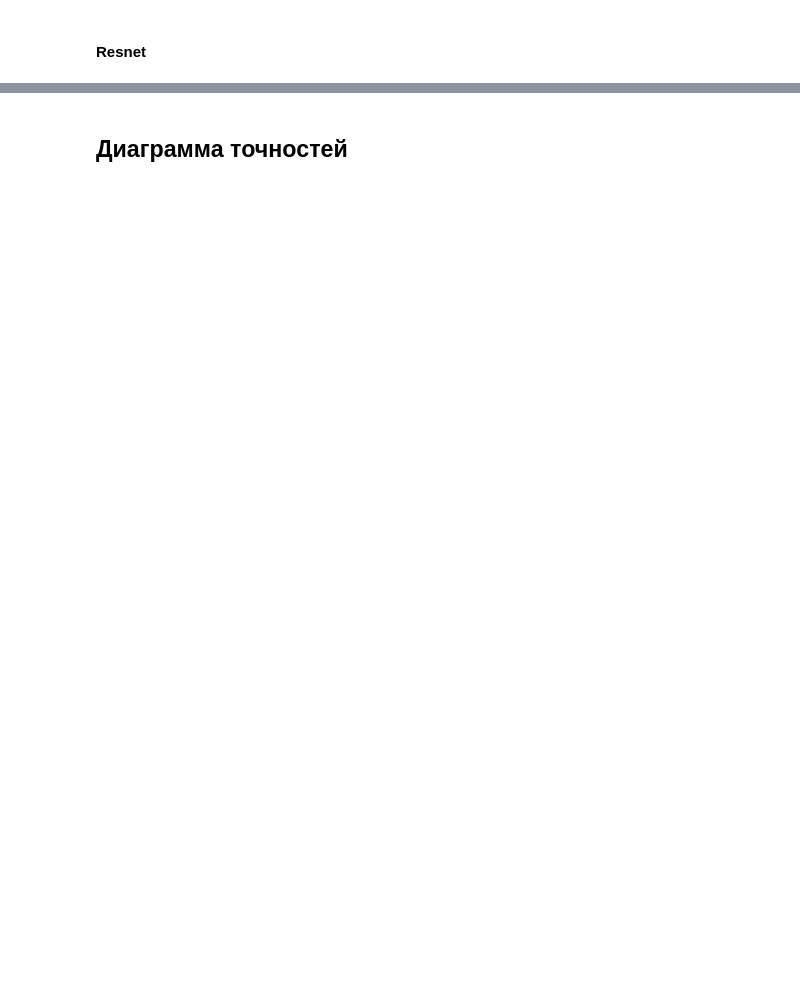
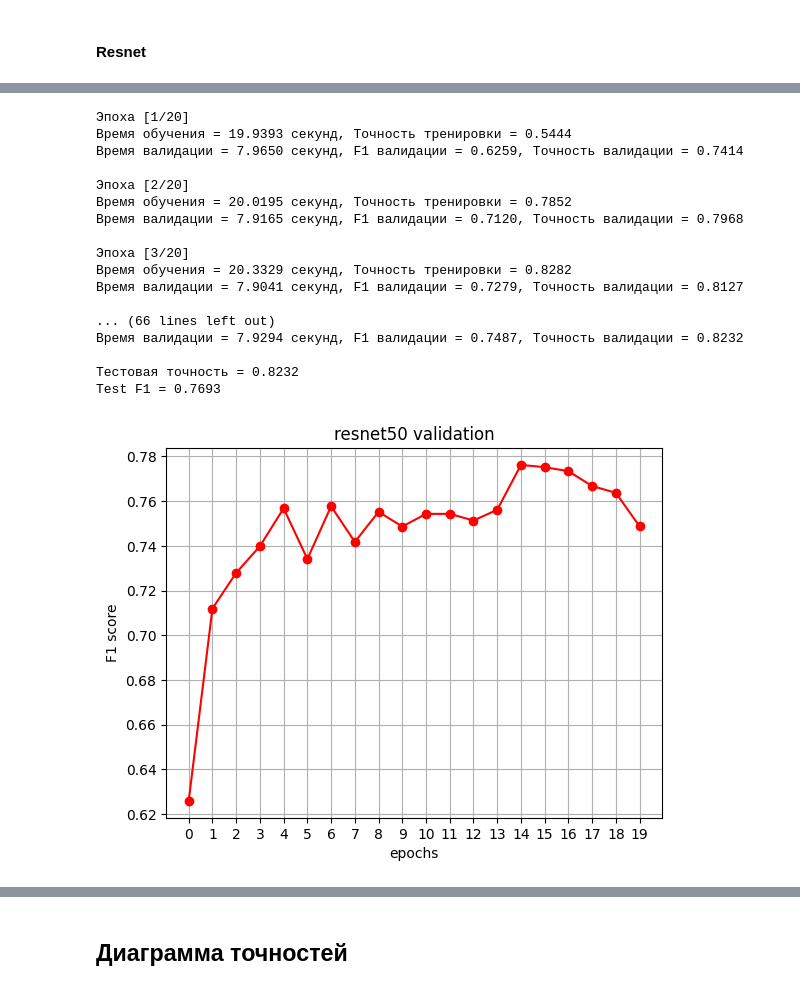
Before and after one commit to Rodimkov/deep-learning-course-practice-2024, a Jupyter notebook: laboratory_work_3/GUZANOVBG/lab3.ipynb, the cells around one changed output, grey strips where cells are left out. Cells and saved outputs as stored; diff of their text form; code cells hidden in the pictures; blank space fills up the shorter version.

```diff
--- a/laboratory_work_3/GUZANOVBG/lab3.ipynb
+++ b/laboratory_work_3/GUZANOVBG/lab3.ipynb
@@ -171,15 +196,17 @@ class VGG16:
         )
         return model
 # %%
-class ResNet:
-    def modificate_1(model, num_classes):
+class ResNet50:
+    def classic(num_classes):
+        model = models.resnet50(weights=models.ResNet50_Weights.IMAGENET1K_V2).to(device)
         for params in model.parameters():
             params.requires_grad = False
         last_layer = model.fc.in_features
         model.fc = nn.Linear(model.fc.in_features, num_classes).to(device)
         return model
 
-    def modificate_2(model, num_classes):
+    def modificate(num_classes):
+        model = models.resnet50(weights=models.ResNet50_Weights.IMAGENET1K_V2).to(device)
         for params in model.parameters():
             params.requires_grad = False
         last_layer = model.fc.in_features
@@ -188,4 +215,24 @@ class ResNet:
                                 nn.ReLU().to(device),
                                 nn.Linear(model.fc.in_features//2, num_classes)).to(device)
         return model
+
+class ResNet101:
+    def classic(num_classes):
+        model = models.resnet101(weights=models.ResNet101_Weights.IMAGENET1K_V2).to(device)
+        for params in model.parameters():
+            params.requires_grad = False
+        last_layer = model.fc.in_features
+        model.fc = nn.Linear(model.fc.in_features, num_classes).to(device)
+        return model
+
+    def modificate(num_classes):
+        model = models.resnet101(weights=models.ResNet101_Weights.IMAGENET1K_V2).to(device)
+        for params in model.parameters():
+            params.requires_grad = False
+        last_layer = model.fc.in_features
+        model.fc = nn.Sequential(nn.Dropout(0.5),
+                                nn.Linear(model.fc.in_features, model.fc.in_features//2).to(device),
+                                nn.ReLU().to(device),
+                                nn.Linear(model.fc.in_features//2, num_classes)).to(device)
+        return model
 # %% [markdown]
@@ -376,0 +407,21 @@ run(resnet101_2)
+# %%
+run(ResNet50.classic, 'resnet50')
+# %% [output]
+Эпоха [1/20]
+Время обучения = 19.9393 секунд, Точность тренировки = 0.5444
+Время валидации = 7.9650 секунд, F1 валидации = 0.6259, Точность валидации = 0.7414
+
+Эпоха [2/20]
+Время обучения = 20.0195 секунд, Точность тренировки = 0.7852
+Время валидации = 7.9165 секунд, F1 валидации = 0.7120, Точность валидации = 0.7968
+
+Эпоха [3/20]
+Время обучения = 20.3329 секунд, Точность тренировки = 0.8282
+Время валидации = 7.9041 секунд, F1 валидации = 0.7279, Точность валидации = 0.8127
+
+... (66 lines left out)
+Время валидации = 7.9294 секунд, F1 валидации = 0.7487, Точность валидации = 0.8232
+
+Тестовая точность = 0.8232
+Test F1 = 0.7693
+[figure, added]
```
Also changed, not shown: parts of 19 cells of this notebook.
